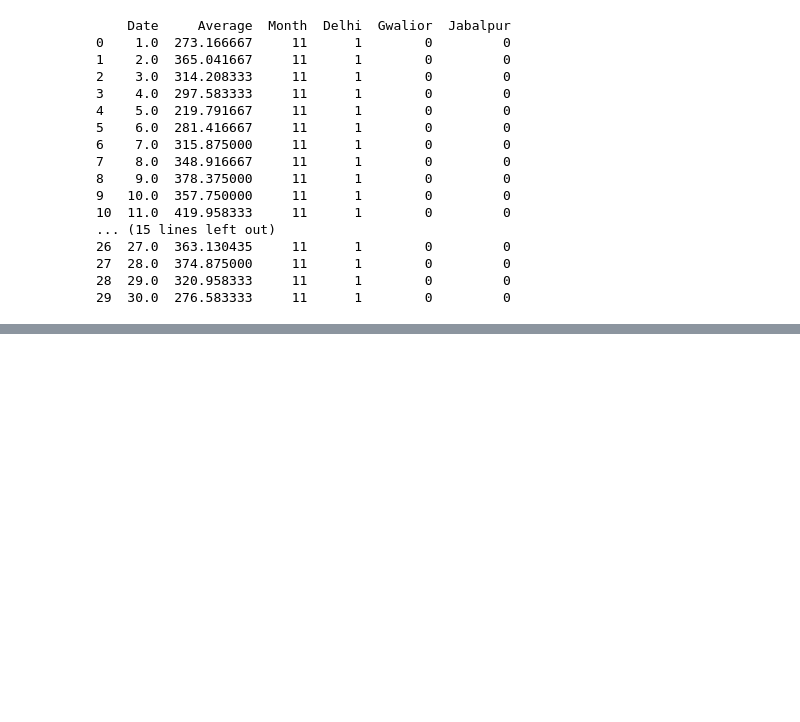
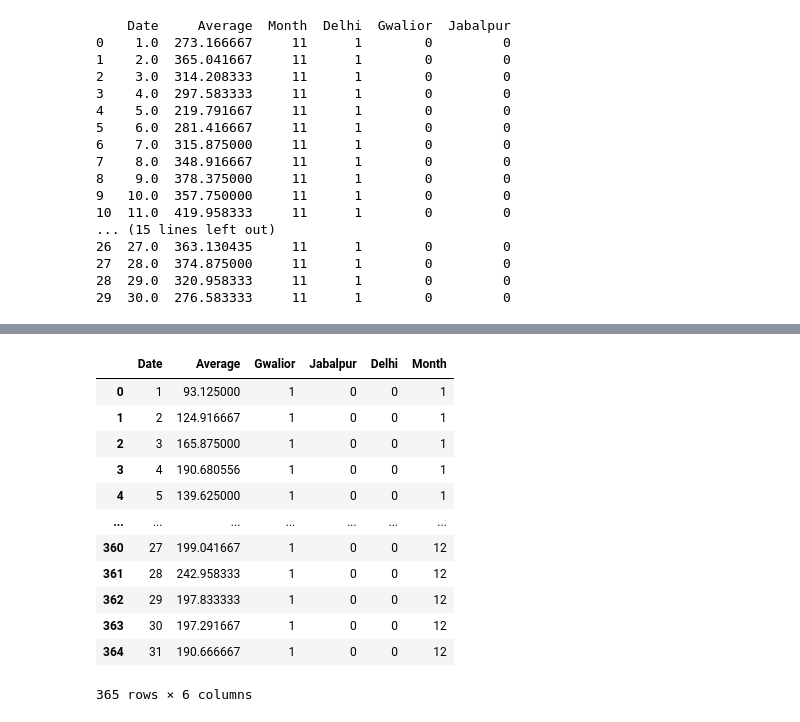
Before and after one commit to aisyng2621/Air-Sense, a Jupyter notebook: Dataset/Preprocessing.ipynb, the cells around one changed output, grey strips where cells are left out. Saved outputs shown, nothing was run; the diff lists cells and outputs as text; code cells hidden in the pictures; blank space fills up the shorter version.

```diff
--- a/Dataset/Preprocessing.ipynb
+++ b/Dataset/Preprocessing.ipynb
@@ -557,0 +609,29 @@ Name: Average, dtype: float64
+# %%
+import pandas as pd
+
+jan_g = pd.read_excel("gwalior_January_2025.xlsx")
+feb_g = pd.read_excel("gwalior_February_2025.xlsx")
+mar_g = pd.read_excel("gwalior_March_2025.xlsx")
+apr_g = pd.read_excel("gwalior_April_2025.xlsx")
+may_g = pd.read_excel("gwalior_May_2025.xlsx")
+jun_g = pd.read_excel("gwalior_June_2025.xlsx")
+jul_g = pd.read_excel("gwalior_July_2025.xlsx")
+aug_g = pd.read_excel("gwalior_August_2025.xlsx")
+sep_g = pd.read_excel("gwalior_September_2025.xlsx")
+oct_g = pd.read_excel("gwalior_October_2025.xlsx")
+nov_g = pd.read_excel("gwalior_November_2025.xlsx")
+dec_g = pd.read_excel("gwalior_December_2025.xlsx")
+# %%
+df2 = pd.concat(
+    [jan_g, feb_g, mar_g, apr_g, may_g, jun_g, jul_g, aug_g, sep_g, oct_g, nov_g, dec_g],
+    axis=0,
+    ignore_index=True
+)
+# %%
+df2 = df2.rename(columns={
+    "daily_avg_aqi": "Average",
+    "month": "Month",
+    "delhi": "Delhi",
+    "gwalior": "Gwalior",
+    "jabalpur": "Jabalpur"
+})
@@ -557,0 +640,16 @@ Name: Average, dtype: float64
+# %%
+df2
+# %% [output]
+|  | Date | Average | Gwalior | Jabalpur | Delhi | Month |
+| 0 | 1 | 93.125000 | 1 | 0 | 0 | 1 |
+| 1 | 2 | 124.916667 | 1 | 0 | 0 | 1 |
+| 2 | 3 | 165.875000 | 1 | 0 | 0 | 1 |
+| 3 | 4 | 190.680556 | 1 | 0 | 0 | 1 |
+| 4 | 5 | 139.625000 | 1 | 0 | 0 | 1 |
+| ... | ... | ... | ... | ... | ... | ... |
+| 360 | 27 | 199.041667 | 1 | 0 | 0 | 12 |
+| 361 | 28 | 242.958333 | 1 | 0 | 0 | 12 |
+| 362 | 29 | 197.833333 | 1 | 0 | 0 | 12 |
+| 363 | 30 | 197.291667 | 1 | 0 | 0 | 12 |
+| 364 | 31 | 190.666667 | 1 | 0 | 0 | 12 |
+365 rows × 6 columns
```
Also changed, not shown: parts of 14 cells of this notebook, 2 other files.
